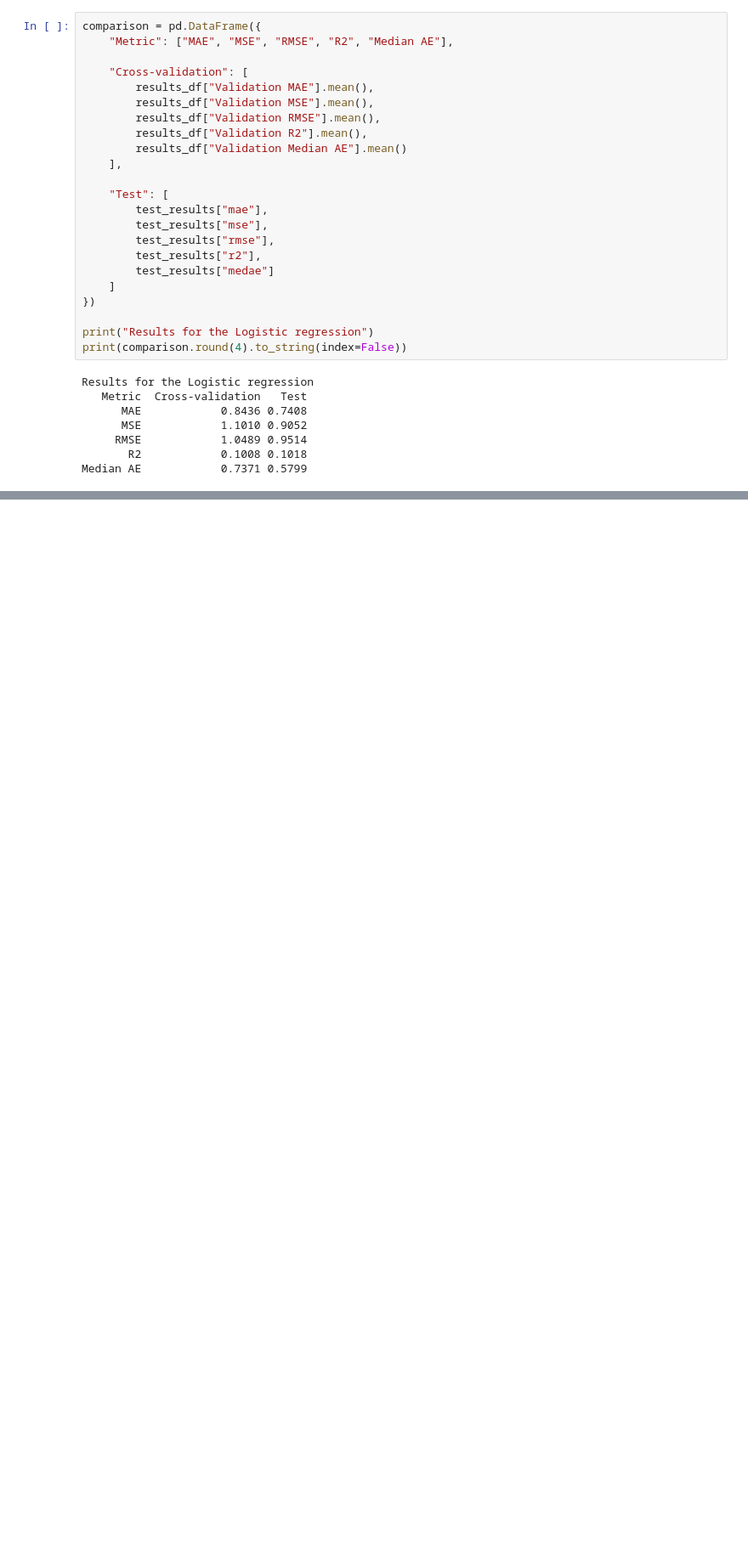
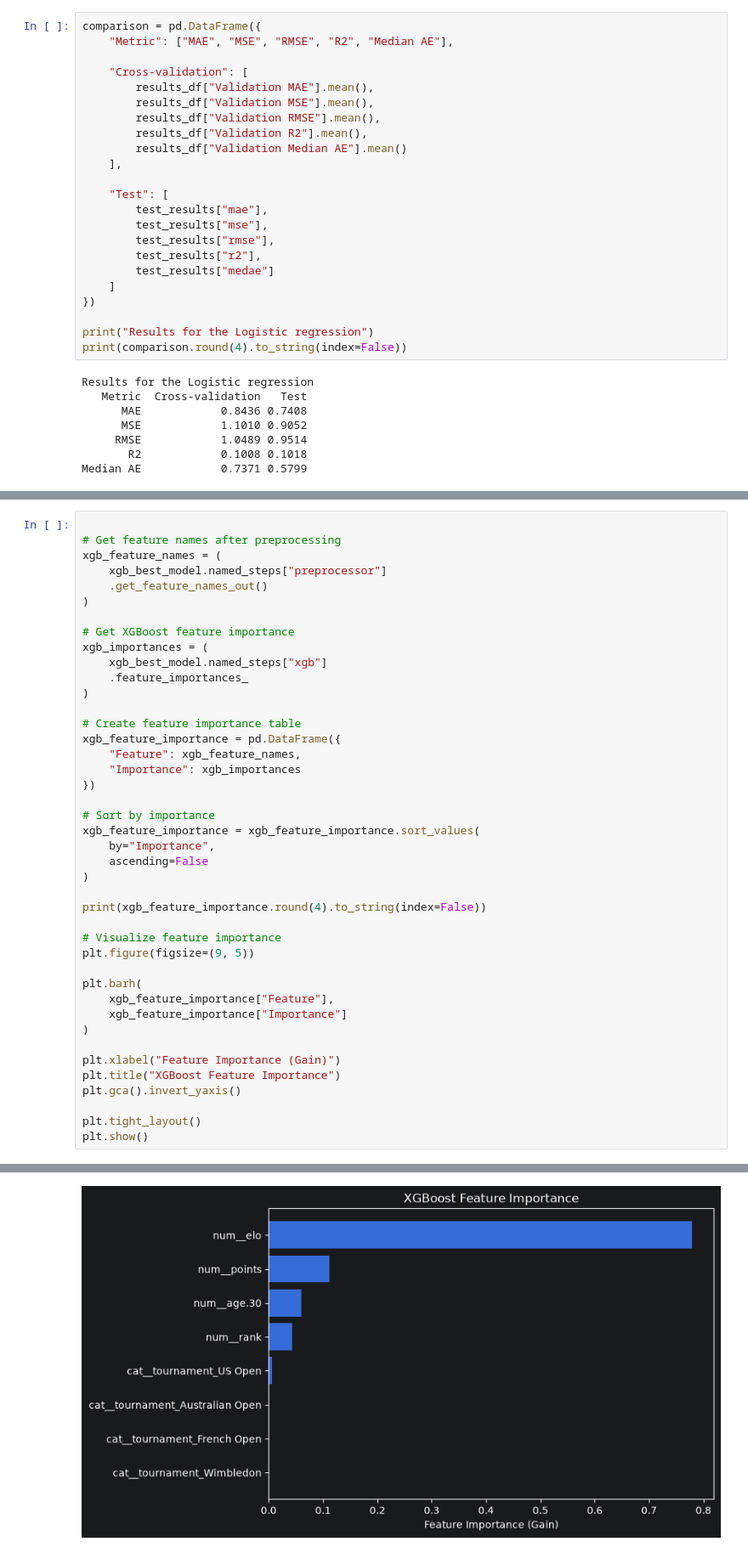
Before and after one commit to TuDCaseStudies26/CS2, a Jupyter notebook: sheet3/moez.ipynb, the cells around one changed output, grey strips where cells are left out. Shown at 85% size. Cells and saved outputs as stored; diff of their text form; blank space fills up the shorter version.

```diff
--- a/sheet3/moez.ipynb
+++ b/sheet3/moez.ipynb
@@ -528,0 +1073,43 @@ Median AE            0.7371 0.5799
+# %%
+
+# Get feature names after preprocessing
+xgb_feature_names = (
+    xgb_best_model.named_steps["preprocessor"]
+    .get_feature_names_out()
+)
+
+# Get XGBoost feature importance
+xgb_importances = (
+    xgb_best_model.named_steps["xgb"]
+    .feature_importances_
+)
+
+# Create feature importance table
+xgb_feature_importance = pd.DataFrame({
+    "Feature": xgb_feature_names,
+    "Importance": xgb_importances
+})
+
+# Sort by importance
+xgb_feature_importance = xgb_feature_importance.sort_values(
+    by="Importance",
+    ascending=False
+)
+
+print(xgb_feature_importance.round(4).to_string(index=False))
+
+# Visualize feature importance
+plt.figure(figsize=(9, 5))
+
+plt.barh(
+    xgb_feature_importance["Feature"],
+    xgb_feature_importance["Importance"]
+)
+
+plt.xlabel("Feature Importance (Gain)")
+plt.title("XGBoost Feature Importance")
+plt.gca().invert_yaxis()
+
+plt.tight_layout()
+plt.show()
+# %% [output]
@@ -528,0 +1125 @@ Median AE            0.7371 0.5799
+[figure, added]
```
Also changed, not shown: parts of 50 cells of this notebook.
